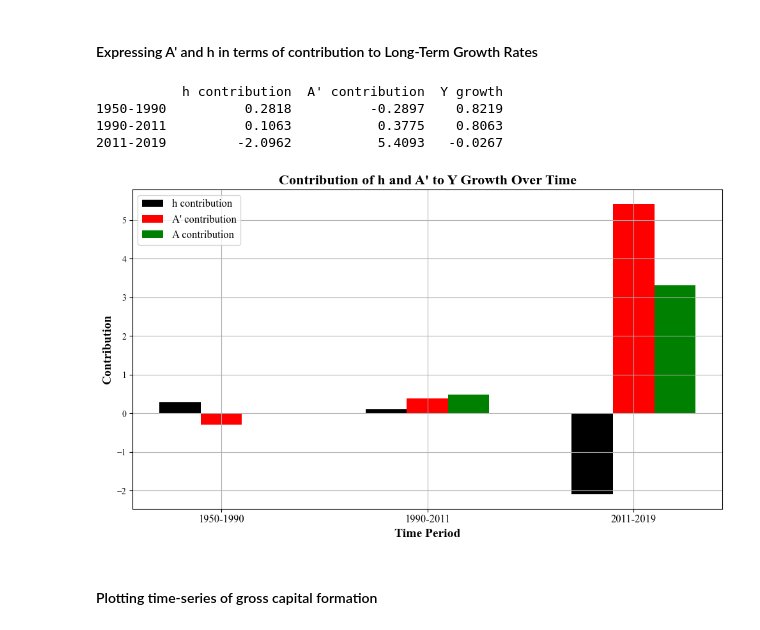
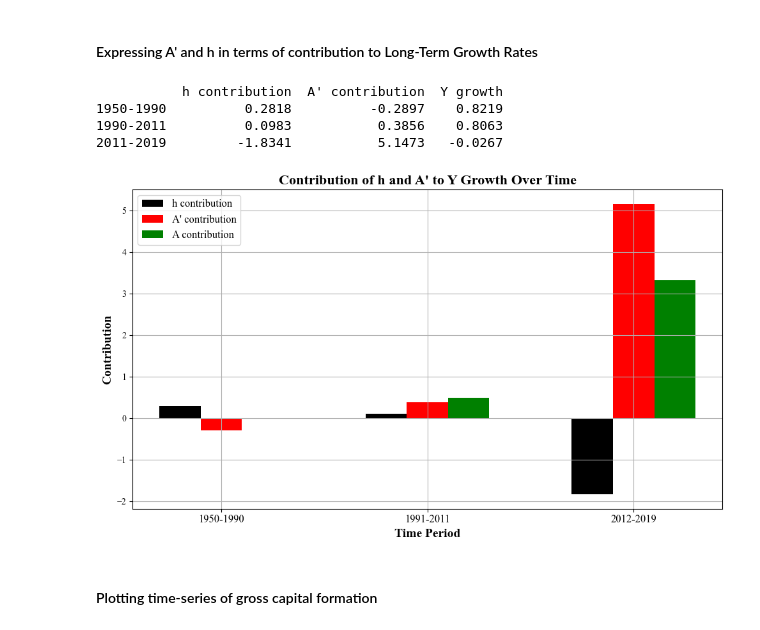
Before and after one commit to andreheeshaojun/EC2B1-Coursework, a Jupyter notebook: Section A/Section-A-Code.ipynb, the cells around one changed output. Saved outputs shown, nothing was run; the diff lists cells and outputs as text; code cells hidden in the pictures.

```diff
--- a/Section A/Section-A-Code.ipynb
+++ b/Section A/Section-A-Code.ipynb
@@ -707,7 +707,7 @@ def compute_contributions(avg_growth_rates, alpha):
     return df_contribs[['Y growth', 'K contribution', 'L contribution', 'A contribution']]
 
 # Define time periods for analysis
-time_periods = [("1950-1990", 1950, 1990), ("1990-2011", 1990, 2011), ("2011-2019", 2011, 2019)]
+time_periods = [("1950-1990", 1950, 1990), ("1991-2011", 1990, 2011), ("2012-2019", 2011, 2019)]
 
 # Compute growth rates for each period and store in DataFrame
 avg_growth_rates = pd.DataFrame(
@@ -855,11 +856,11 @@ h_growth = [
    ),
    np.log(
        filtered_df.loc[filtered_df['Year'].dt.year == 2011, h].iloc[0] /
-       filtered_df.loc[filtered_df['Year'].dt.year == 1990, h].iloc[0]
+       filtered_df.loc[filtered_df['Year'].dt.year == 1991, h].iloc[0]
    ),
    np.log(
        filtered_df.loc[filtered_df['Year'].dt.year == 2019, h].iloc[0] /
-       filtered_df.loc[filtered_df['Year'].dt.year == 2011, h].iloc[0]
+       filtered_df.loc[filtered_df['Year'].dt.year == 2012, h].iloc[0]
    )
 ]
 
@@ -886,44 +887,44 @@ print(df_contribs_percentage)
 # %% [output]
            h contribution  A' contribution  Y growth
 1950-1990          0.2818          -0.2897    0.8219
-1990-2011          0.1063           0.3775    0.8063
-2011-2019         -2.0962           5.4093   -0.0267
+1990-2011          0.0983           0.3856    0.8063
+2011-2019         -1.8341           5.1473   -0.0267
 # %%
-time_periods = df_contribs_percentage.index  # Time periods
+time_periods = ["1950-1990", "1991-2011", "2012-2019"]  # Time periods
 
 # Define positions for the bars
 x = np.arange(len(time_periods))  # Time period indices
 width = 0.2  # Width of bars to ensure spacing
 
 
 # Create the figure and axis
 fig, ax = plt.subplots(figsize=(10, 6))
 
 
 # Plot bars for each category, shifting positions to avoid overlap
 bars1 = ax.bar(x - width, h_contribution, width, label="h contribution", color="black")
 bars2 = ax.bar(x, A_star_contribution, width, label="A' contribution", color="red")
 bars3 = ax.bar(x + width, df_contribs_long['A contribution'], width, label="A contribution", color="green")
 
 
 # Add labels, title, and legend
 ax.set_xlabel("Time Period", fontsize=14, fontweight="bold")
 ax.set_ylabel("Contribution", fontsize=14, fontweight="bold")
 ax.set_title("Contribution of h and A' to Y Growth Over Time", fontsize=16, fontweight="bold")
 ax.set_xticks(x)
 ax.set_xticklabels(time_periods, fontsize=12)
 ax.legend(fontsize=12)
 
 
 # Apply grid and layout adjustments
 plt.tight_layout()
 plt.grid(True)
 
 
 # Show the plot
 plt.show()
 # %% [output]
-[figure, old version]
+[figure, new version]
 # %% [markdown]
 #### Plotting time-series of gross capital formation
 # %%
```
Also changed, not shown: parts of 4 cells of this notebook.
